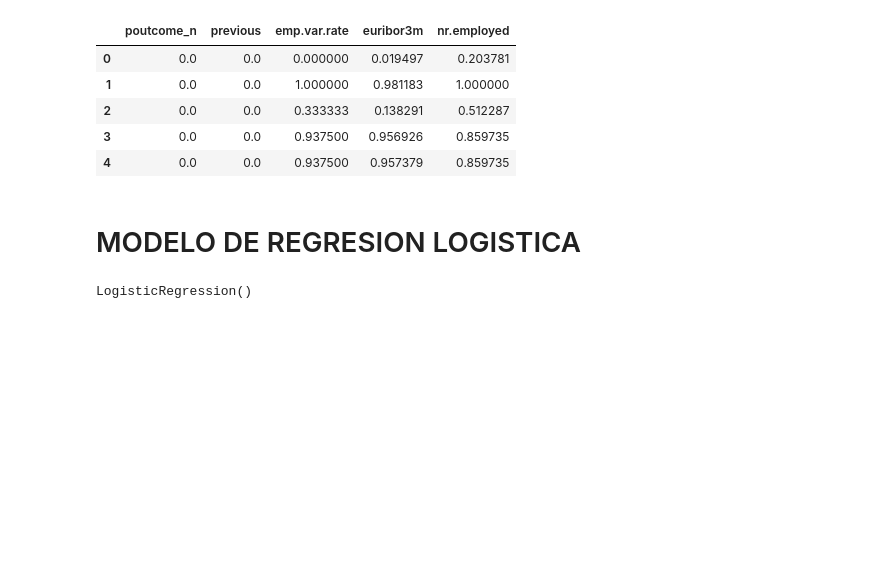
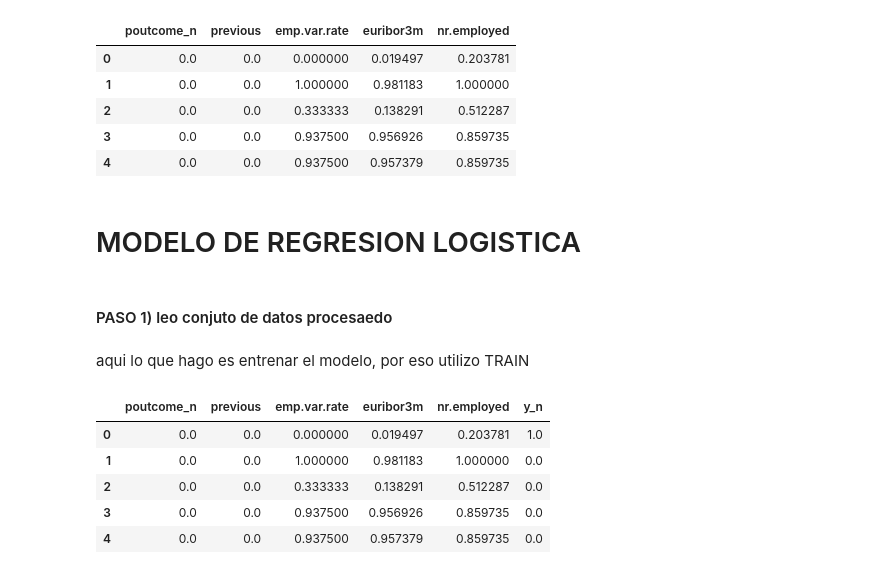
Before and after one commit to 4GeeksAcademy/13-PILAR-MLEARNING-BANCO, a Jupyter notebook: HECHO PRACTICA.ipynb, the cells around one changed output. Cells and saved outputs as stored; diff of their text form; code cells hidden in the pictures; blank space fills up the shorter version.

```diff
--- a/HECHO PRACTICA.ipynb
+++ b/HECHO PRACTICA.ipynb
@@ -1244,13 +1244,19 @@ X_train_sel.to_csv("X_train_sel.csv", index=False)
 X_test_sel.to_csv("X_test_sel.csv", index=False)
 # %% [markdown]
 # MODELO DE REGRESION LOGISTICA
-# %%
-from sklearn.preprocessing import StandardScaler
-from sklearn.model_selection import train_test_split
-from sklearn.linear_model import LogisticRegression
-
-
-model = LogisticRegression()
-model.fit(X_train, y_train)
-# %% [output]
-LogisticRegression()
+# %% [markdown]
+#### PASO 1) leo conjuto de datos procesaedo
+# %% [markdown]
+aqui lo que hago es entrenar el modelo, por eso utilizo TRAIN
+# %%
+import pandas as pd
+train_data = pd.read_csv ("X_train_sel.csv")
+tet_data = pd.read_csv ("X_test_Sel.csv")
+train_data.head()
+# %% [output]
+|  | poutcome_n | previous | emp.var.rate | euribor3m | nr.employed | y_n |
+| 0 | 0.0 | 0.0 | 0.000000 | 0.019497 | 0.203781 | 1.0 |
+| 1 | 0.0 | 0.0 | 1.000000 | 0.981183 | 1.000000 | 0.0 |
+| 2 | 0.0 | 0.0 | 0.333333 | 0.138291 | 0.512287 | 0.0 |
+| 3 | 0.0 | 0.0 | 0.937500 | 0.956926 | 0.859735 | 0.0 |
+| 4 | 0.0 | 0.0 | 0.937500 | 0.957379 | 0.859735 | 0.0 |
```
Also changed, not shown: parts of 30 cells of this notebook, 6 other files.
